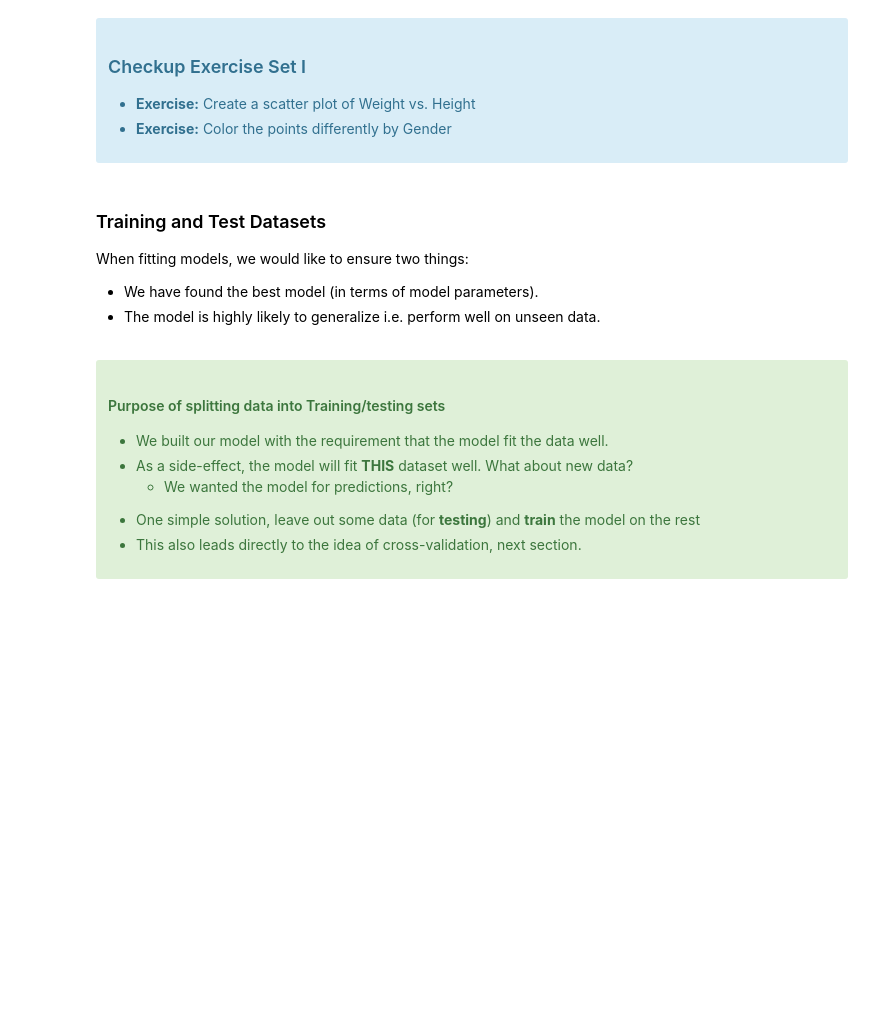
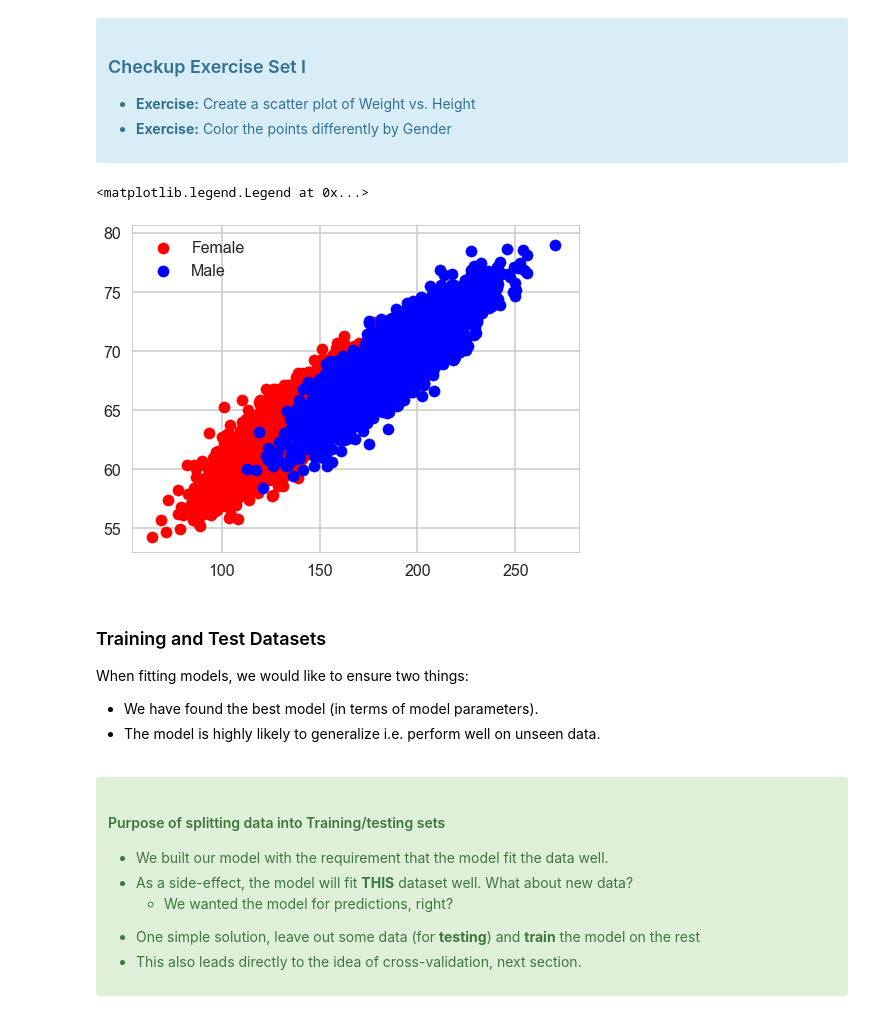
Before and after one commit to JCardenasRdz/SpringBoard, a Jupyter notebook: Projects/16_Logistic_Regression/Mini_Project_Logistic_Regression_Solution.ipynb, the cells around one changed output. Drawn from its saved outputs; the diff is of its cells as text; code cells hidden in the pictures; blank space fills up the shorter version.

```diff
--- a/Projects/16_Logistic_Regression/Mini_Project_Logistic_Regression_Solution.ipynb
+++ b/Projects/16_Logistic_Regression/Mini_Project_Logistic_Regression_Solution.ipynb
@@ -118,3 +123,18 @@ with the "response" or "label" $y$ as a plain array of 0s and 1s for binary clas
+# %%
+# your turn
+# Allocate variables
+x=dflog.Weight.values; y=dflog.Height.values;
+gender_list=dflog.Gender.values
+# Plots females only
+plt.figure(figsize=(8, 6))
+plt.scatter(x[gender_list=="Female"],
+            y[gender_list=="Female"],c='Red',Label="Female")
+plt.scatter(x[gender_list=="Male"],
+            y[gender_list=="Male"],c='Blue',Label="Male")
+plt.legend()
+# %% [output]
+<matplotlib.legend.Legend at 0x...>
+[figure, added]
 # %% [markdown]
 ### Training and Test Datasets
 
```
Also changed, not shown: parts of 21 cells of this notebook, 3 other files.
